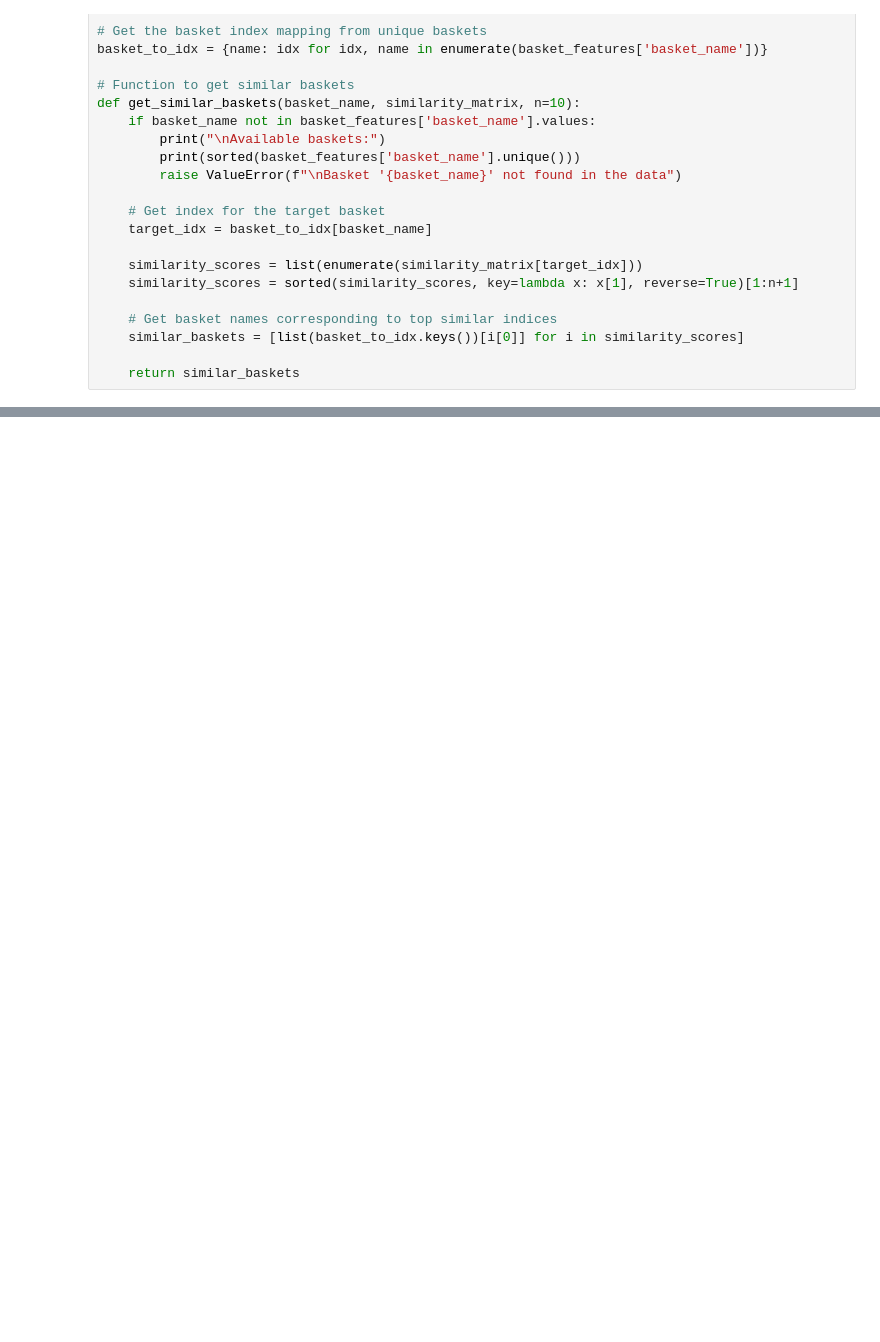
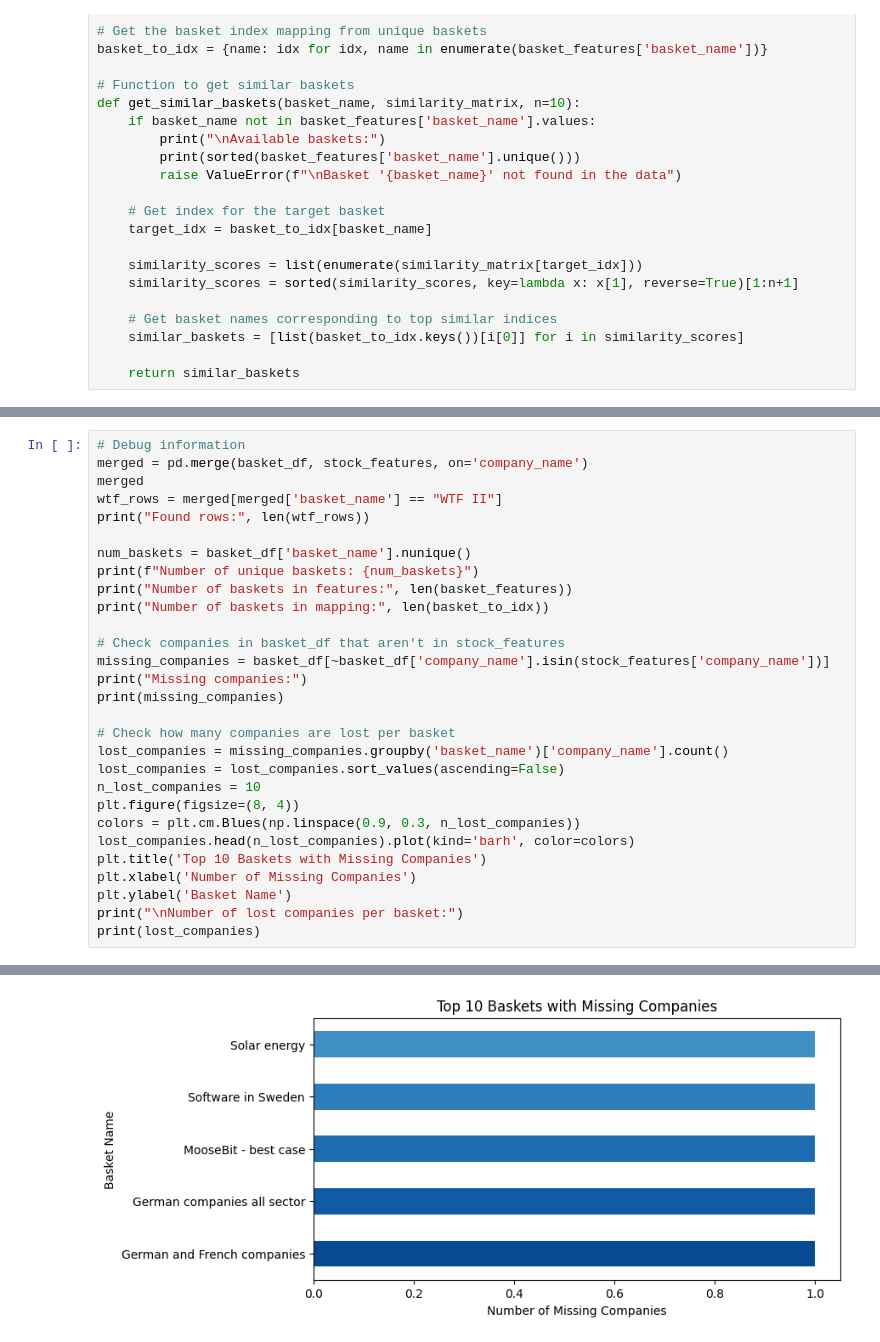
Before and after one commit to Lellalu/II142X_VT2025, a Jupyter notebook: fin_param_test.ipynb, the cells around one changed output, grey strips where cells are left out. Drawn from its saved outputs; the diff is of its cells as text; blank space fills up the shorter version.

```diff
--- a/fin_param_test.ipynb
+++ b/fin_param_test.ipynb
@@ -328,0 +332,30 @@ Similar baskets to 'BIG INDEX Global':
+# %%
+# Debug information
+merged = pd.merge(basket_df, stock_features, on='company_name')
+merged
+wtf_rows = merged[merged['basket_name'] == "WTF II"]
+print("Found rows:", len(wtf_rows))
+
+num_baskets = basket_df['basket_name'].nunique()
+print(f"Number of unique baskets: {num_baskets}")
+print("Number of baskets in features:", len(basket_features))
+print("Number of baskets in mapping:", len(basket_to_idx))
+
+# Check companies in basket_df that aren't in stock_features
+missing_companies = basket_df[~basket_df['company_name'].isin(stock_features['company_name'])]
+print("Missing companies:")
+print(missing_companies)
+
+# Check how many companies are lost per basket
+lost_companies = missing_companies.groupby('basket_name')['company_name'].count()
+lost_companies = lost_companies.sort_values(ascending=False)
+n_lost_companies = 10
+plt.figure(figsize=(8, 4))
+colors = plt.cm.Blues(np.linspace(0.9, 0.3, n_lost_companies))
+lost_companies.head(n_lost_companies).plot(kind='barh', color=colors)
+plt.title('Top 10 Baskets with Missing Companies')
+plt.xlabel('Number of Missing Companies')
+plt.ylabel('Basket Name')
+print("\nNumber of lost companies per basket:")
+print(lost_companies)
+# %% [output]
@@ -328,0 +382 @@ Similar baskets to 'BIG INDEX Global':
+[figure, added]
```
Also changed, not shown: parts of 3 cells of this notebook, 1 other file.
